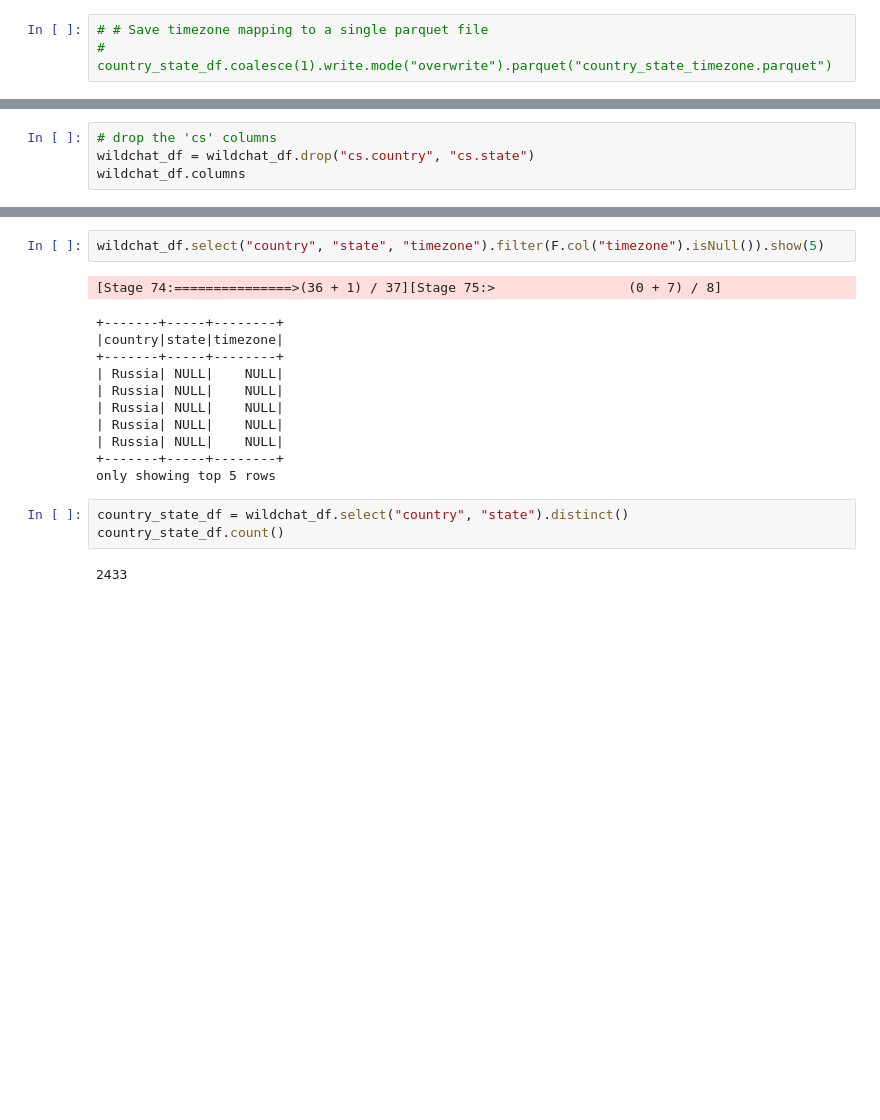
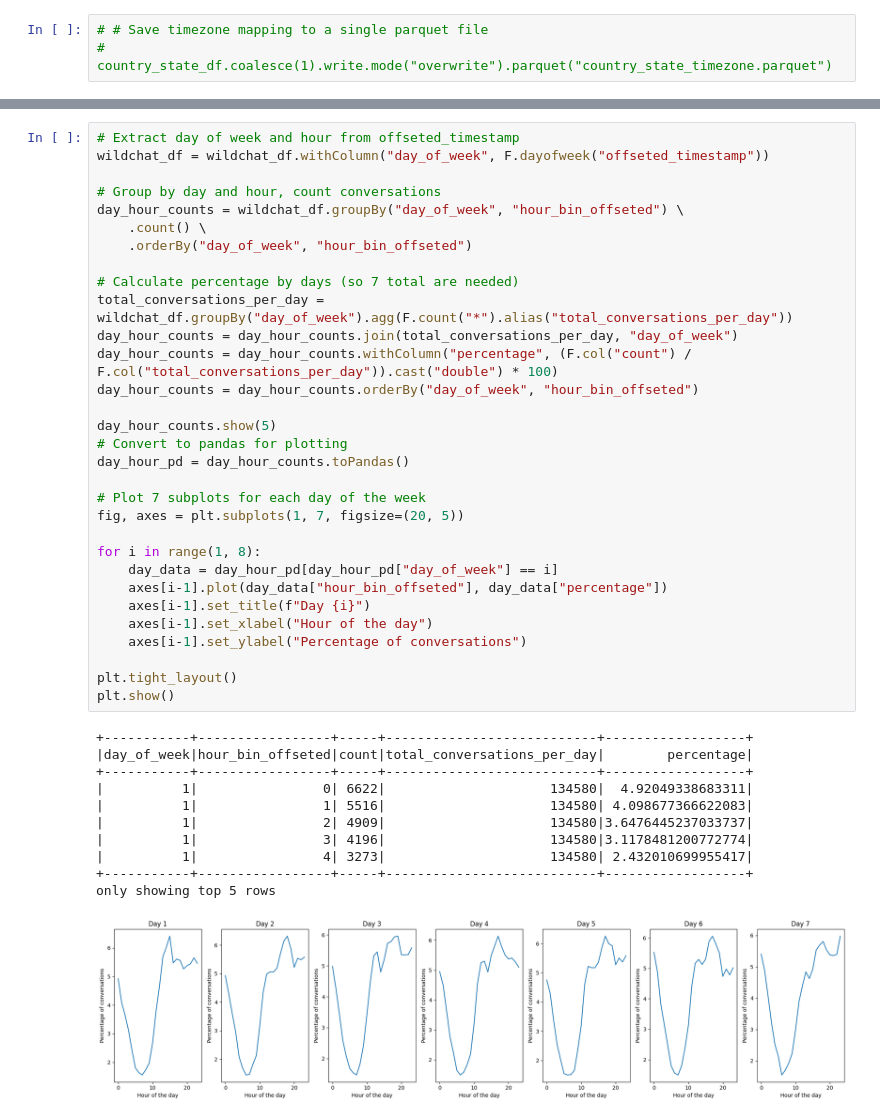
Before and after one commit to nlgkhoi/mbd-project-ut, a Jupyter notebook: khoi/notebook.ipynb, the cells around one changed output, grey strips where cells are left out. Saved outputs shown, nothing was run; the diff lists cells and outputs as text; blank space fills up the shorter version.

```diff
--- a/khoi/notebook.ipynb
+++ b/khoi/notebook.ipynb
@@ -988,4 +1078,0 @@ only showing top 5 rows
-# %%
-# drop the 'cs' columns
-wildchat_df = wildchat_df.drop("cs.country", "cs.state")
-wildchat_df.columns
@@ -1024,19 +1079,43 @@ only showing top 5 rows
-# %%
-wildchat_df.select("country", "state", "timezone").filter(F.col("timezone").isNull()).show(5)
-# %% [output]
-[Stage 74:===============>(36 + 1) / 37][Stage 75:>                 (0 + 7) / 8]
-+-------+-----+--------+
-|country|state|timezone|
-+-------+-----+--------+
-| Russia| NULL|    NULL|
-| Russia| NULL|    NULL|
-| Russia| NULL|    NULL|
-| Russia| NULL|    NULL|
-| Russia| NULL|    NULL|
-+-------+-----+--------+
-only showing top 5 rows
-# %%
-country_state_df = wildchat_df.select("country", "state").distinct()
-country_state_df.count()
-# %% [output]
-2433
+# %%
+# Extract day of week and hour from offseted_timestamp
+wildchat_df = wildchat_df.withColumn("day_of_week", F.dayofweek("offseted_timestamp"))
+
+# Group by day and hour, count conversations
+day_hour_counts = wildchat_df.groupBy("day_of_week", "hour_bin_offseted") \
+	.count() \
+	.orderBy("day_of_week", "hour_bin_offseted")
+
+# Calculate percentage by days (so 7 total are needed)
+total_conversations_per_day = wildchat_df.groupBy("day_of_week").agg(F.count("*").alias("total_conversations_per_day"))
+day_hour_counts = day_hour_counts.join(total_conversations_per_day, "day_of_week")
+day_hour_counts = day_hour_counts.withColumn("percentage", (F.col("count") / F.col("total_conversations_per_day")).cast("double") * 100)
+day_hour_counts = day_hour_counts.orderBy("day_of_week", "hour_bin_offseted")
+
+day_hour_counts.show(5)
+# Convert to pandas for plotting
+day_hour_pd = day_hour_counts.toPandas()
+
+# Plot 7 subplots for each day of the week
+fig, axes = plt.subplots(1, 7, figsize=(20, 5))
+
+for i in range(1, 8):
+	day_data = day_hour_pd[day_hour_pd["day_of_week"] == i]
+	axes[i-1].plot(day_data["hour_bin_offseted"], day_data["percentage"])
+	axes[i-1].set_title(f"Day {i}")
+	axes[i-1].set_xlabel("Hour of the day")
+	axes[i-1].set_ylabel("Percentage of conversations")
+
+plt.tight_layout()
+plt.show()
+# %% [output]
++-----------+-----------------+-----+---------------------------+------------------+
+|day_of_week|hour_bin_offseted|count|total_conversations_per_day|        percentage|
++-----------+-----------------+-----+---------------------------+------------------+
+|          1|                0| 6622|                     134580|  4.92049338683311|
+|          1|                1| 5516|                     134580| 4.098677366622083|
+|          1|                2| 4909|                     134580|3.6476445237033737|
+|          1|                3| 4196|                     134580|3.1178481200772774|
+|          1|                4| 3273|                     134580| 2.432010699955417|
++-----------+-----------------+-----+---------------------------+------------------+
+only showing top 5 rows
+[figure, added]
```
Also changed, not shown: parts of 17 cells of this notebook, 7 other files.
